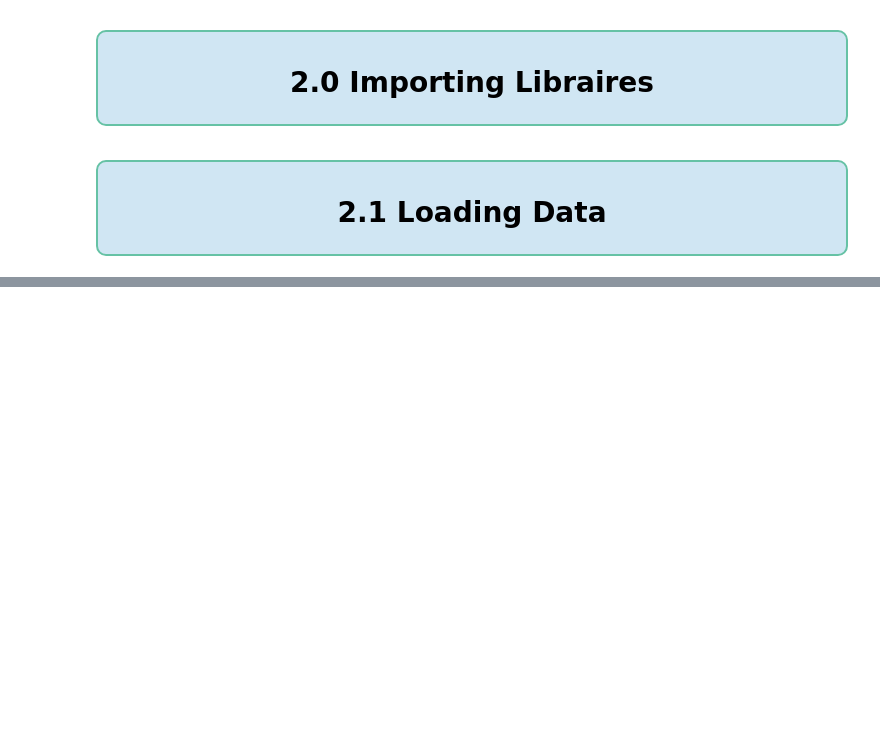
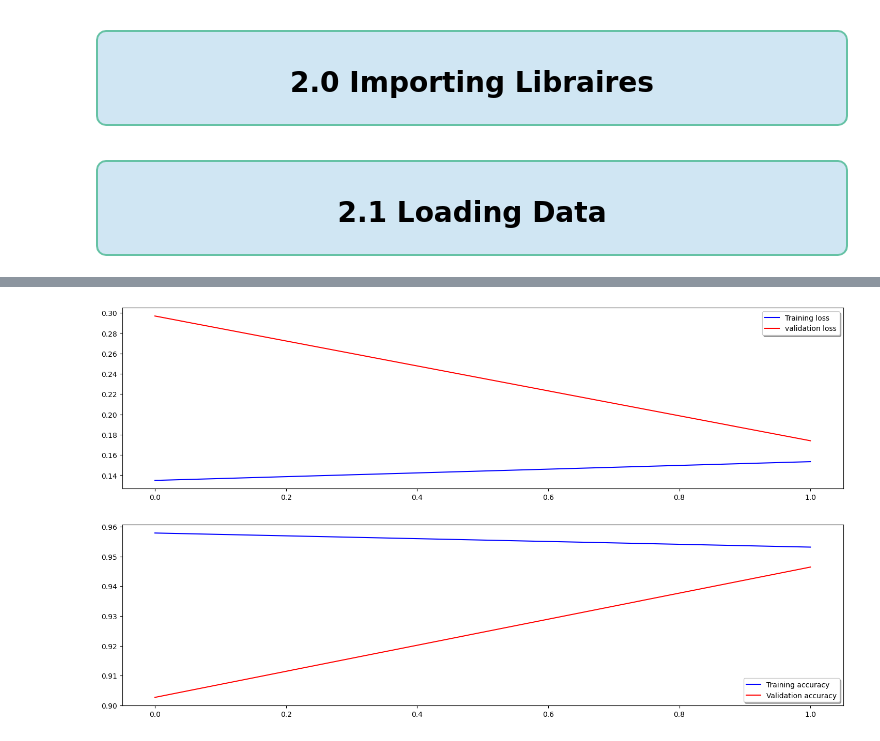
Before and after one commit to shaheeralics/Data-Science-Learning-With-Projects, a Jupyter notebook: Projects/ML - DL/P5 Classifying Hand Written Digits Using MNIST.ipynb, the cells around one changed output, grey strips where cells are left out. Cells and saved outputs as stored; diff of their text form; code cells hidden in the pictures; blank space fills up the shorter version.

```diff
--- a/Projects/ML - DL/P5 Classifying Hand Written Digits Using MNIST.ipynb
+++ b/Projects/ML - DL/P5 Classifying Hand Written Digits Using MNIST.ipynb
@@ -128,0 +413,30 @@ train = pd.read_csv('../../../datasets/Projects/P5 mnist hand written digits.zip
+# %%
+epochs = 2
+batch_size = 128
+train_steps = X_train.shape[0] // batch_size
+valid_steps = X_test.shape[0] // batch_size
+
+es = keras.callbacks.EarlyStopping(
+        monitor="val_acc", # metrics to monitor
+        patience=10, # how many epochs before stop
+        verbose=1,
+        mode="max", # we need the maximum accuracy.
+        restore_best_weights=True, #
+     )
+
+rp = keras.callbacks.ReduceLROnPlateau(
+        monitor="val_acc",
+        factor=0.2,
+        patience=3,
+        verbose=1,
+        mode="max",
+        min_lr=0.00001,
+     )
+# %%
+# Fit the model
+history = model.fit(train_gen,
+                    epochs = epochs,
+                    steps_per_epoch = train_steps,
+                    validation_data = test_gen,
+                    validation_steps = valid_steps,
+                    callbacks=[es, rp])
@@ -128,0 +456,12 @@ train = pd.read_csv('../../../datasets/Projects/P5 mnist hand written digits.zip
+# %%
+# Plot the loss and accuracy curves for training and validation
+fig, ax = plt.subplots(2,1, figsize=(18, 10))
+ax[0].plot(history.history['loss'], color='b', label="Training loss")
+ax[0].plot(history.history['val_loss'], color='r', label="validation loss")
+legend = ax[0].legend(loc='best', shadow=True)
+
+ax[1].plot(history.history['accuracy'], color='b', label="Training accuracy")
+ax[1].plot(history.history['val_accuracy'], color='r',label="Validation accuracy")
+legend = ax[1].legend(loc='best', shadow=True)
+# %% [output]
+[figure, added]
```
Also changed, not shown: parts of 59 cells of this notebook.
